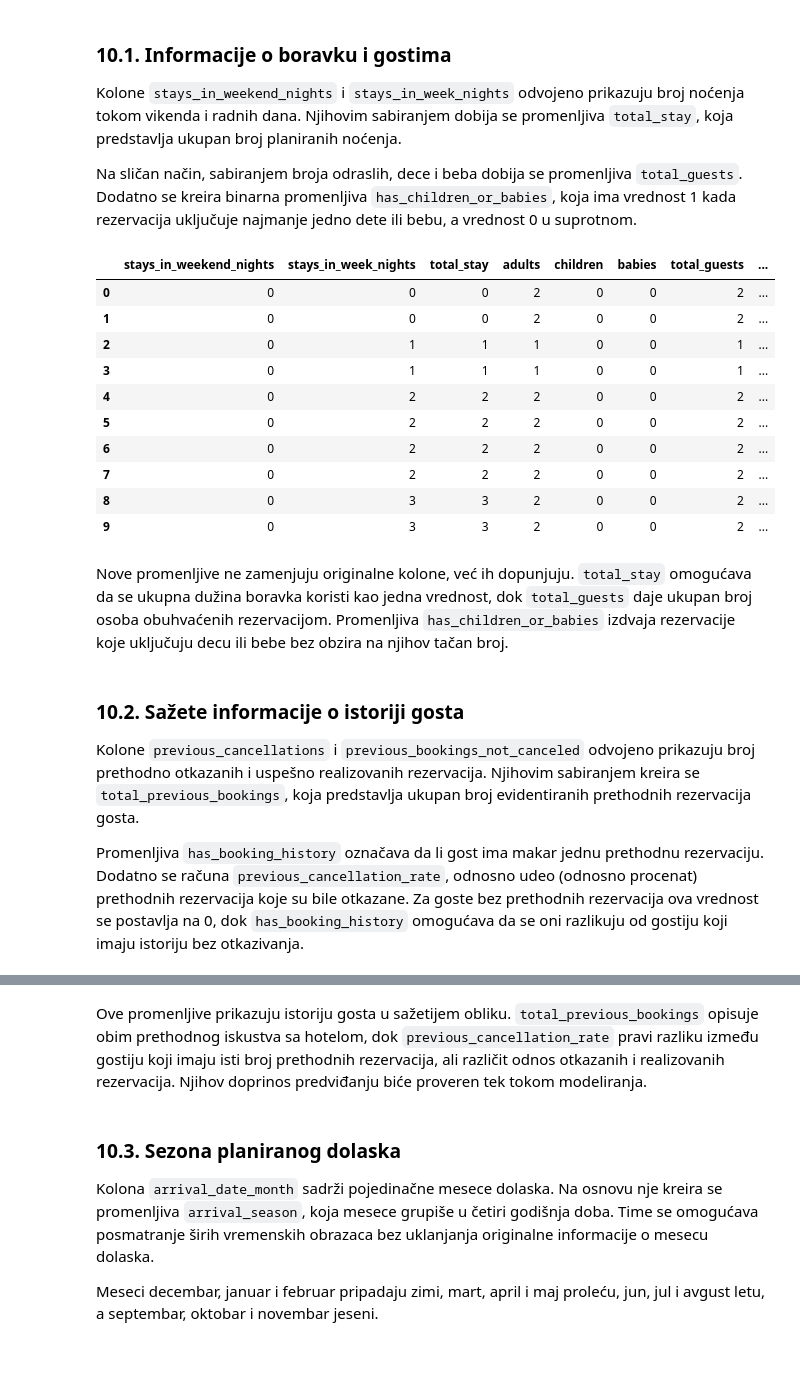
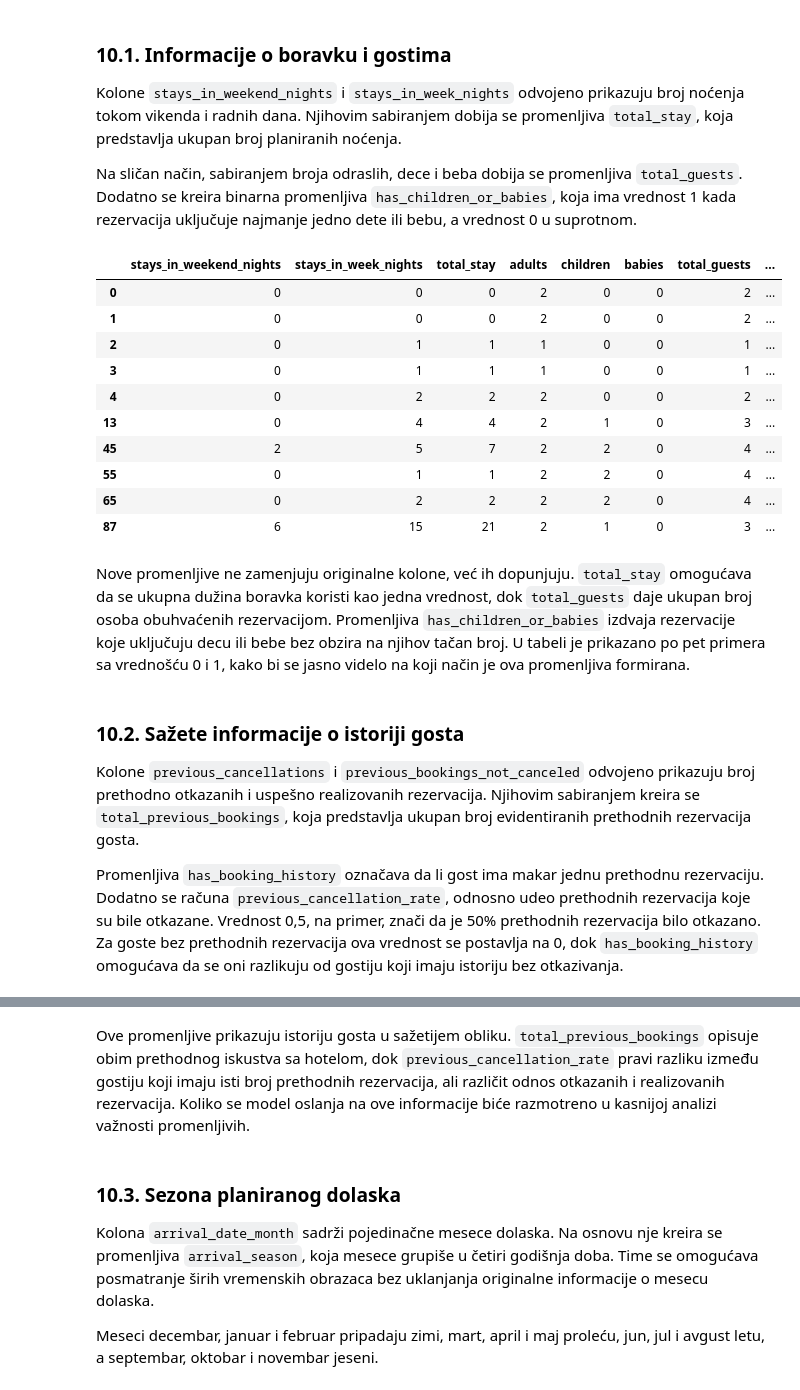
Before and after one commit to angelinalazarevic/Seminarski-UNP---Hotel-Booking, a Jupyter notebook: notebooks/hotel_booking_analysis.ipynb, the cells around one changed output, grey strips where cells are left out. Saved outputs shown, nothing was run; the diff lists cells and outputs as text; code cells hidden in the pictures; blank space fills up the shorter version.

```diff
--- a/notebooks/hotel_booking_analysis.ipynb
+++ b/notebooks/hotel_booking_analysis.ipynb
@@ -1968,44 +1968,55 @@ Na sličan način, sabiranjem broja odraslih, dece i beba dobija se promenljiva
 # %%
 model_df["total_stay"] = model_df["stays_in_weekend_nights"] + model_df["stays_in_week_nights"]
 
 model_df["total_guests"] = model_df["adults"] + model_df["children"] + model_df["babies"]
 
 model_df["has_children_or_babies"] = (
     (model_df["children"] > 0) | (model_df["babies"] > 0)
 ).astype(int)
 
-stay_and_guest_preview = model_df[[
+stay_and_guest_columns = [
     "stays_in_weekend_nights",
     "stays_in_week_nights",
     "total_stay",
     "adults",
     "children",
     "babies",
     "total_guests",
     "has_children_or_babies"
-]].head(10)
+]
+
+stay_and_guest_preview = pd.concat([
+    model_df.loc[
+        model_df["has_children_or_babies"] == 0,
+        stay_and_guest_columns
+    ].head(5),
+    model_df.loc[
+        model_df["has_children_or_babies"] == 1,
+        stay_and_guest_columns
+    ].head(5)
+])
 
 display(stay_and_guest_preview)
 # %% [output]
 |  | stays_in_weekend_nights | stays_in_week_nights | total_stay | adults | children | babies | total_guests | ... |
 | 0 | 0 | 0 | 0 | 2 | 0 | 0 | 2 | ... |
 | 1 | 0 | 0 | 0 | 2 | 0 | 0 | 2 | ... |
 | 2 | 0 | 1 | 1 | 1 | 0 | 0 | 1 | ... |
 | 3 | 0 | 1 | 1 | 1 | 0 | 0 | 1 | ... |
 | 4 | 0 | 2 | 2 | 2 | 0 | 0 | 2 | ... |
-| 5 | 0 | 2 | 2 | 2 | 0 | 0 | 2 | ... |
-| 6 | 0 | 2 | 2 | 2 | 0 | 0 | 2 | ... |
-| 7 | 0 | 2 | 2 | 2 | 0 | 0 | 2 | ... |
-| 8 | 0 | 3 | 3 | 2 | 0 | 0 | 2 | ... |
-| 9 | 0 | 3 | 3 | 2 | 0 | 0 | 2 | ... |
+| 13 | 0 | 4 | 4 | 2 | 1 | 0 | 3 | ... |
+| 45 | 2 | 5 | 7 | 2 | 2 | 0 | 4 | ... |
+| 55 | 0 | 1 | 1 | 2 | 2 | 0 | 4 | ... |
+| 65 | 0 | 2 | 2 | 2 | 2 | 0 | 4 | ... |
+| 87 | 6 | 15 | 21 | 2 | 1 | 0 | 3 | ... |
 # %% [markdown]
-Nove promenljive ne zamenjuju originalne kolone, već ih dopunjuju. `total_stay` omogućava da se ukupna dužina boravka koristi kao jedna vrednost, dok `total_guests` daje ukupan broj osoba obuhvaćenih rezervacijom. Promenljiva `has_children_or_babies` izdvaja rezervacije koje uključuju decu ili bebe bez obzira na njihov tačan broj.
+Nove promenljive ne zamenjuju originalne kolone, već ih dopunjuju. `total_stay` omogućava da se ukupna dužina boravka koristi kao jedna vrednost, dok `total_guests` daje ukupan broj osoba obuhvaćenih rezervacijom. Promenljiva `has_children_or_babies` izdvaja rezervacije koje uključuju decu ili bebe bez obzira na njihov tačan broj. U tabeli je prikazano po pet primera sa vrednošću 0 i 1, kako bi se jasno videlo na koji način je ova promenljiva formirana.
 # %% [markdown]
 ### 10.2. Sažete informacije o istoriji gosta
 
 Kolone `previous_cancellations` i `previous_bookings_not_canceled` odvojeno prikazuju broj prethodno otkazanih i uspešno realizovanih rezervacija. Njihovim sabiranjem kreira se `total_previous_bookings`, koja predstavlja ukupan broj evidentiranih prethodnih rezervacija gosta.
 
-Promenljiva `has_booking_history` označava da li gost ima makar jednu prethodnu rezervaciju. Dodatno se računa `previous_cancellation_rate`, odnosno udeo (odnosno procenat) prethodnih rezervacija koje su bile otkazane. Za goste bez prethodnih rezervacija ova vrednost se postavlja na 0, dok `has_booking_history` omogućava da se oni razlikuju od gostiju koji imaju istoriju bez otkazivanja.
+Promenljiva `has_booking_history` označava da li gost ima makar jednu prethodnu rezervaciju. Dodatno se računa `previous_cancellation_rate`, odnosno udeo prethodnih rezervacija koje su bile otkazane. Vrednost 0,5, na primer, znači da je 50% prethodnih rezervacija bilo otkazano. Za goste bez prethodnih rezervacija ova vrednost se postavlja na 0, dok `has_booking_history` omogućava da se oni razlikuju od gostiju koji imaju istoriju bez otkazivanja.
 # %%
 model_df["total_previous_bookings"] = (
     model_df["previous_cancellations"]
@@ -2060,7 +2071,7 @@ display(booking_history_preview)
 | 14902 | 3 | 0 | 3 | 1 | ... |
 | 13851 | 0 | 4 | 4 | 1 | ... |
 # %% [markdown]
-Ove promenljive prikazuju istoriju gosta u sažetijem obliku. `total_previous_bookings` opisuje obim prethodnog iskustva sa hotelom, dok `previous_cancellation_rate` pravi razliku između gostiju koji imaju isti broj prethodnih rezervacija, ali različit odnos otkazanih i realizovanih rezervacija. Njihov doprinos predviđanju biće proveren tek tokom modeliranja.
+Ove promenljive prikazuju istoriju gosta u sažetijem obliku. `total_previous_bookings` opisuje obim prethodnog iskustva sa hotelom, dok `previous_cancellation_rate` pravi razliku između gostiju koji imaju isti broj prethodnih rezervacija, ali različit odnos otkazanih i realizovanih rezervacija. Koliko se model oslanja na ove informacije biće razmotreno u kasnijoj analizi važnosti promenljivih.
 # %% [markdown]
 ### 10.3. Sezona planiranog dolaska
 
```
Also changed, not shown: parts of 17 cells of this notebook, 2 other files.
